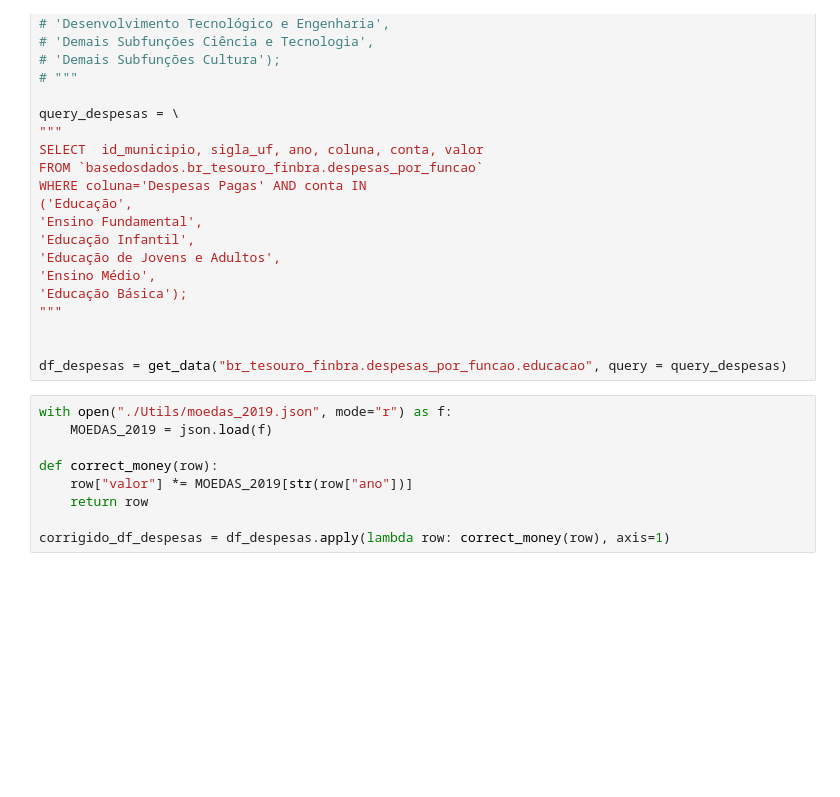
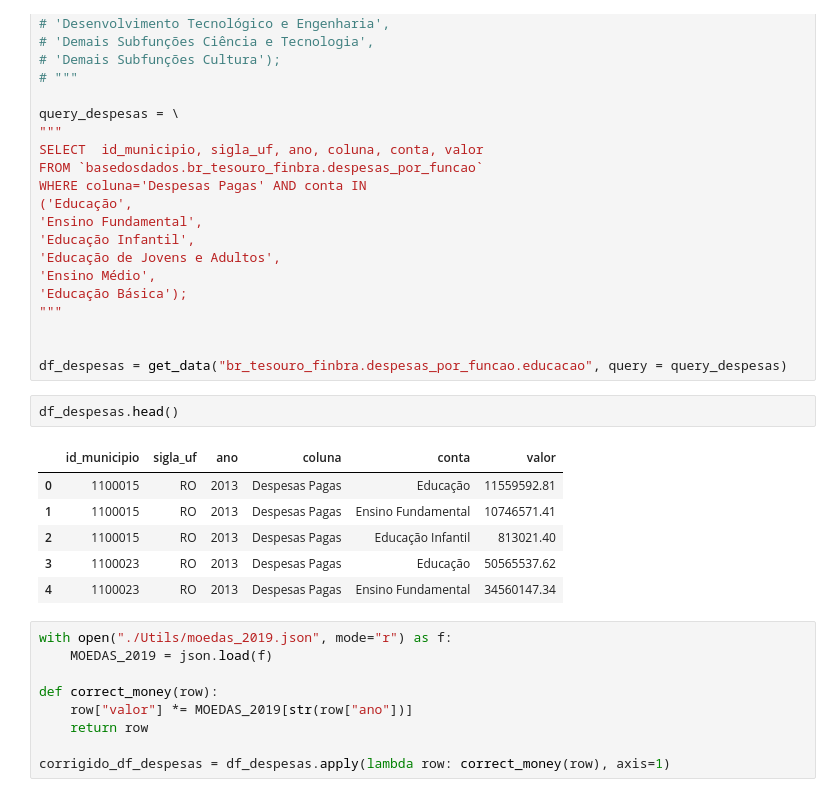
Before and after one commit to UFRJ-Analytica/odd2021, a Jupyter notebook: analises.ipynb, the cells around one changed output. Drawn from its saved outputs; the diff is of its cells as text; blank space fills up the shorter version.

```diff
--- a/analises.ipynb
+++ b/analises.ipynb
@@ -217,6 +226,15 @@ WHERE coluna='Despesas Pagas' AND conta IN
 
 
 df_despesas = get_data("br_tesouro_finbra.despesas_por_funcao.educacao", query = query_despesas)
+# %%
+df_despesas.head()
+# %% [output]
+|  | id_municipio | sigla_uf | ano | coluna | conta | valor |
+| 0 | 1100015 | RO | 2013 | Despesas Pagas | Educação | 11559592.81 |
+| 1 | 1100015 | RO | 2013 | Despesas Pagas | Ensino Fundamental | 10746571.41 |
+| 2 | 1100015 | RO | 2013 | Despesas Pagas | Educação Infantil | 813021.40 |
+| 3 | 1100023 | RO | 2013 | Despesas Pagas | Educação | 50565537.62 |
+| 4 | 1100023 | RO | 2013 | Despesas Pagas | Ensino Fundamental | 34560147.34 |
 # %%
 with open("./Utils/moedas_2019.json", mode="r") as f:
     MOEDAS_2019 = json.load(f)
```
Also changed, not shown: parts of 20 cells of this notebook, 14 other files.
